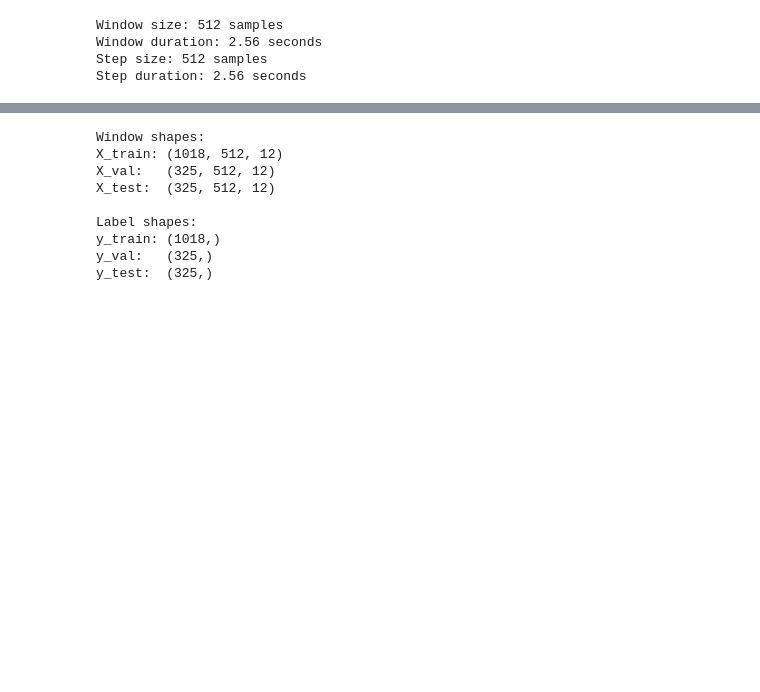
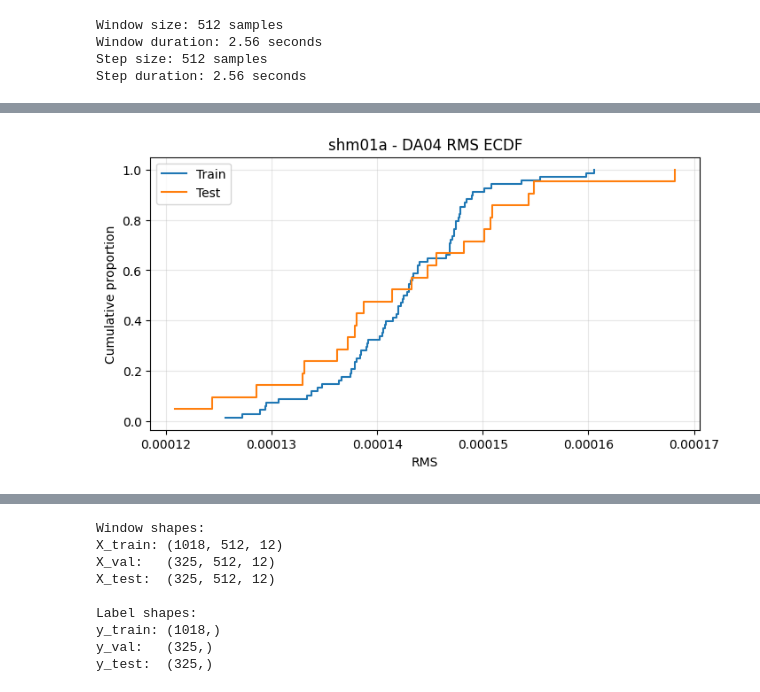
Before and after one commit to SamiraKheradmand/IASC-ASCE-Transformer-SHM, a Jupyter notebook: notebooks/02_split_methods/chronological/Chronological_transformer_highpass_audit.ipynb.ipynb, the cells around one changed output, grey strips where cells are left out. Cells and saved outputs as stored; diff of their text form; code cells hidden in the pictures; blank space fills up the shorter version.

```diff
--- a/notebooks/02_split_methods/chronological/Chronological_transformer_highpass_audit.ipynb.ipynb
+++ b/notebooks/02_split_methods/chronological/Chronological_transformer_highpass_audit.ipynb.ipynb
@@ -483,0 +1295,46 @@ X_test, y_test, test_meta_df = make_windows(test_norm)
+# %%
+# ============================================================
+# Similarity Audit 2C: Train-Test feature distribution
+# Example: shm01a - DA04 RMS
+# ============================================================
+
+scenario = 1
+feature_idx = 0   # RMS
+sensor_idx = 0    # DA04
+
+train_mask = train_audit_meta["scenario"].to_numpy() == scenario
+test_mask = test_audit_meta["scenario"].to_numpy() == scenario
+
+train_values = train_features[train_mask, feature_idx, sensor_idx]
+test_values = test_features[test_mask, feature_idx, sensor_idx]
+# %%
+# ============================================================
+# Similarity Audit 2D: ECDF
+# Example: shm01a - DA04 RMS
+# ============================================================
+
+def ecdf(values):
+
+    x = np.sort(values)
+    y = np.arange(1, len(x) + 1) / len(x)
+
+    return x, y
+
+
+train_x, train_y = ecdf(train_values)
+test_x, test_y = ecdf(test_values)
+
+plt.figure(figsize=(8, 4))
+plt.step(train_x,train_y, where="post",label="Train")
+plt.step(test_x,test_y,where="post",label="Test")
+
+plt.xlabel("RMS")
+plt.ylabel("Cumulative proportion")
+plt.title("shm01a - DA04 RMS ECDF")
+
+plt.legend()
+plt.grid(alpha=0.3)
+
+plt.show()
+# %% [output]
+[figure, added]
```
Also changed, not shown: parts of 54 cells of this notebook.
